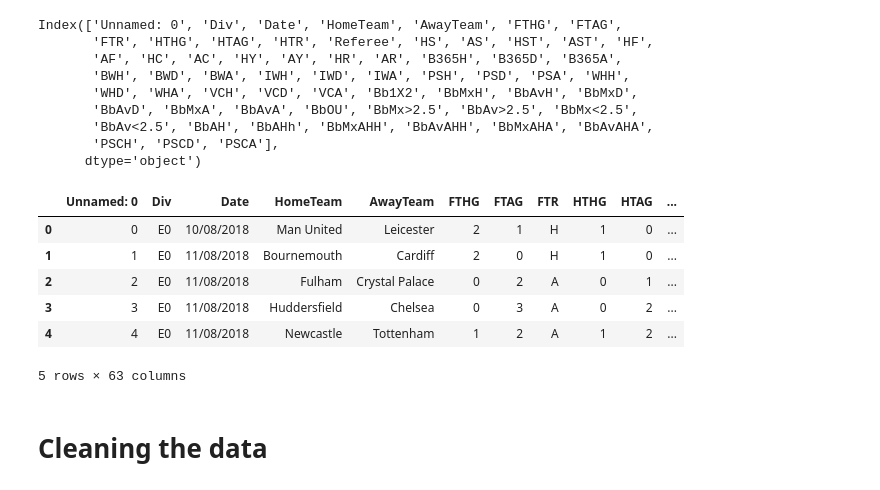
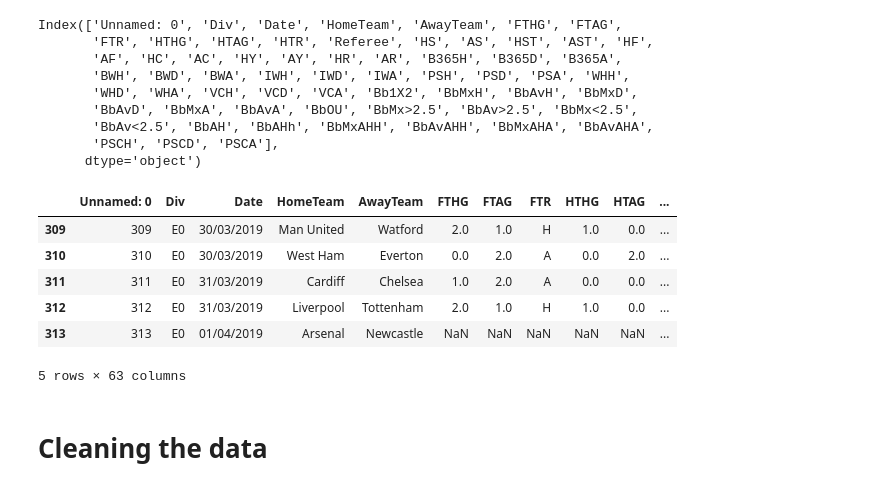
Before and after one commit to michaelbuchar/Bundesliga-Predictor, a Jupyter notebook: Premier_League_Predictor_1819.ipynb, the cells around one changed output. Drawn from its saved outputs; the diff is of its cells as text; code cells hidden in the pictures.

```diff
--- a/Premier_League_Predictor_1819.ipynb
+++ b/Premier_League_Predictor_1819.ipynb
@@ -38,14 +38,14 @@ Index(['Unnamed: 0', 'Div', 'Date', 'HomeTeam', 'AwayTeam', 'FTHG', 'FTAG',
 # %%
 ### Head of the csv file ### -- more on the abbreviations in notes.txt
 
-df.head()
+df.tail()
 # %% [output]
 |  | Unnamed: 0 | Div | Date | HomeTeam | AwayTeam | FTHG | FTAG | FTR | HTHG | HTAG | ... |
-| 0 | 0 | E0 | 10/08/2018 | Man United | Leicester | 2 | 1 | H | 1 | 0 | ... |
-| 1 | 1 | E0 | 11/08/2018 | Bournemouth | Cardiff | 2 | 0 | H | 1 | 0 | ... |
-| 2 | 2 | E0 | 11/08/2018 | Fulham | Crystal Palace | 0 | 2 | A | 0 | 1 | ... |
-| 3 | 3 | E0 | 11/08/2018 | Huddersfield | Chelsea | 0 | 3 | A | 0 | 2 | ... |
-| 4 | 4 | E0 | 11/08/2018 | Newcastle | Tottenham | 1 | 2 | A | 1 | 2 | ... |
+| 309 | 309 | E0 | 30/03/2019 | Man United | Watford | 2.0 | 1.0 | H | 1.0 | 0.0 | ... |
+| 310 | 310 | E0 | 30/03/2019 | West Ham | Everton | 0.0 | 2.0 | A | 0.0 | 2.0 | ... |
+| 311 | 311 | E0 | 31/03/2019 | Cardiff | Chelsea | 1.0 | 2.0 | A | 0.0 | 0.0 | ... |
+| 312 | 312 | E0 | 31/03/2019 | Liverpool | Tottenham | 2.0 | 1.0 | H | 1.0 | 0.0 | ... |
+| 313 | 313 | E0 | 01/04/2019 | Arsenal | Newcastle | NaN | NaN | NaN | NaN | NaN | ... |
 5 rows × 63 columns
 # %% [markdown]
 # Cleaning the data
```
Also changed, not shown: parts of 37 cells of this notebook, 3 other files.
